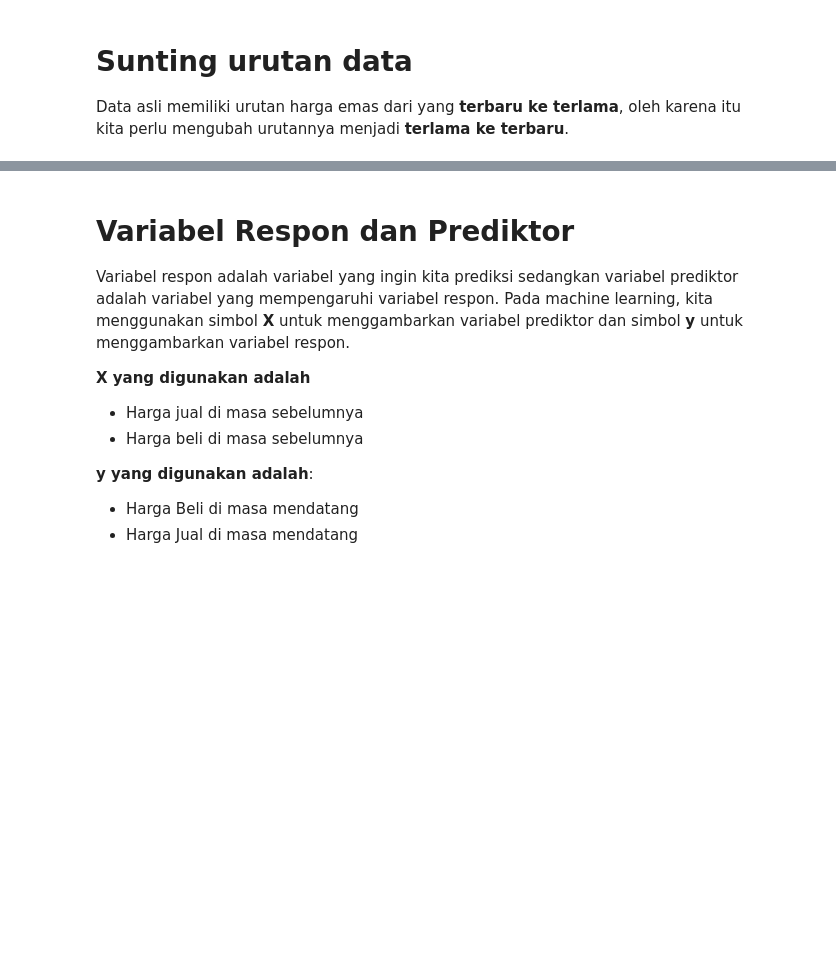
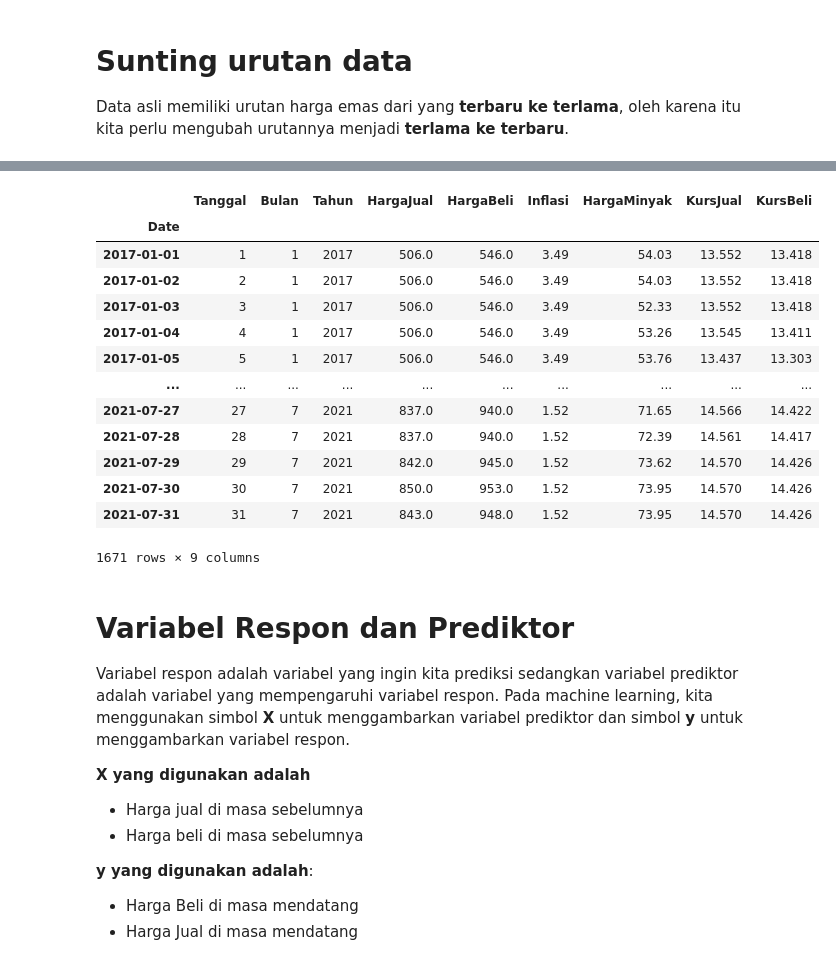
Before and after one commit to rakkaalhazimi/Prediksi-Harga-Emas, a Jupyter notebook: notebook/End-to-end-prediksi-harga-emas.ipynb, the cells around one changed output, grey strips where cells are left out. Cells and saved outputs as stored; diff of their text form; code cells hidden in the pictures; blank space fills up the shorter version.

```diff
--- a/notebook/End-to-end-prediksi-harga-emas.ipynb
+++ b/notebook/End-to-end-prediksi-harga-emas.ipynb
@@ -91,3 +96,25 @@ fixed_data
+# %%
+fixed_data["HargaJual"] = fixed_data["HargaJual"] / 1000
+fixed_data["HargaBeli"] = fixed_data["HargaBeli"] / 1000
+fixed_data["KursBeli"] = fixed_data["KursBeli"] / 1000
+fixed_data["KursJual"] = fixed_data["KursJual"] / 1000
+# %%
+fixed_data
+# %% [output]
+|  | Tanggal | Bulan | Tahun | HargaJual | HargaBeli | Inflasi | HargaMinyak | KursJual | KursBeli |
+| Date |  |  |  |  |  |  |  |  |  |
+| 2017-01-01 | 1 | 1 | 2017 | 506.0 | 546.0 | 3.49 | 54.03 | 13.552 | 13.418 |
+| 2017-01-02 | 2 | 1 | 2017 | 506.0 | 546.0 | 3.49 | 54.03 | 13.552 | 13.418 |
+| 2017-01-03 | 3 | 1 | 2017 | 506.0 | 546.0 | 3.49 | 52.33 | 13.552 | 13.418 |
+| 2017-01-04 | 4 | 1 | 2017 | 506.0 | 546.0 | 3.49 | 53.26 | 13.545 | 13.411 |
+| 2017-01-05 | 5 | 1 | 2017 | 506.0 | 546.0 | 3.49 | 53.76 | 13.437 | 13.303 |
+| ... | ... | ... | ... | ... | ... | ... | ... | ... | ... |
+| 2021-07-27 | 27 | 7 | 2021 | 837.0 | 940.0 | 1.52 | 71.65 | 14.566 | 14.422 |
+| 2021-07-28 | 28 | 7 | 2021 | 837.0 | 940.0 | 1.52 | 72.39 | 14.561 | 14.417 |
+| 2021-07-29 | 29 | 7 | 2021 | 842.0 | 945.0 | 1.52 | 73.62 | 14.570 | 14.426 |
+| 2021-07-30 | 30 | 7 | 2021 | 850.0 | 953.0 | 1.52 | 73.95 | 14.570 | 14.426 |
+| 2021-07-31 | 31 | 7 | 2021 | 843.0 | 948.0 | 1.52 | 73.95 | 14.570 | 14.426 |
+1671 rows × 9 columns
 # %% [markdown]
 # Variabel Respon dan Prediktor
 Variabel respon adalah variabel yang ingin kita prediksi sedangkan variabel prediktor adalah variabel yang mempengaruhi variabel respon. Pada machine learning, kita menggunakan simbol **X** untuk menggambarkan variabel prediktor dan simbol **y** untuk menggambarkan variabel respon.
```
Also changed, not shown: parts of 33 cells of this notebook.
